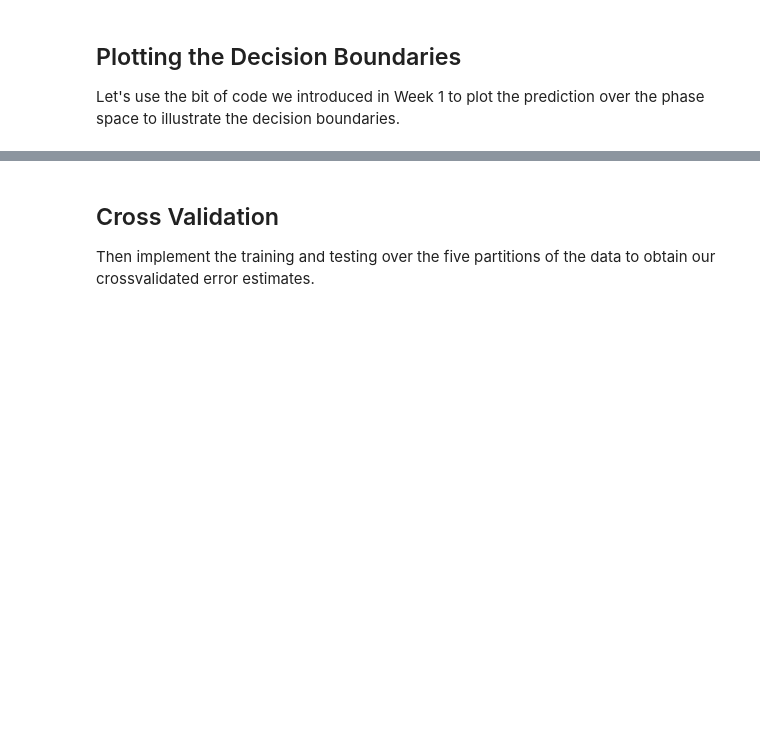
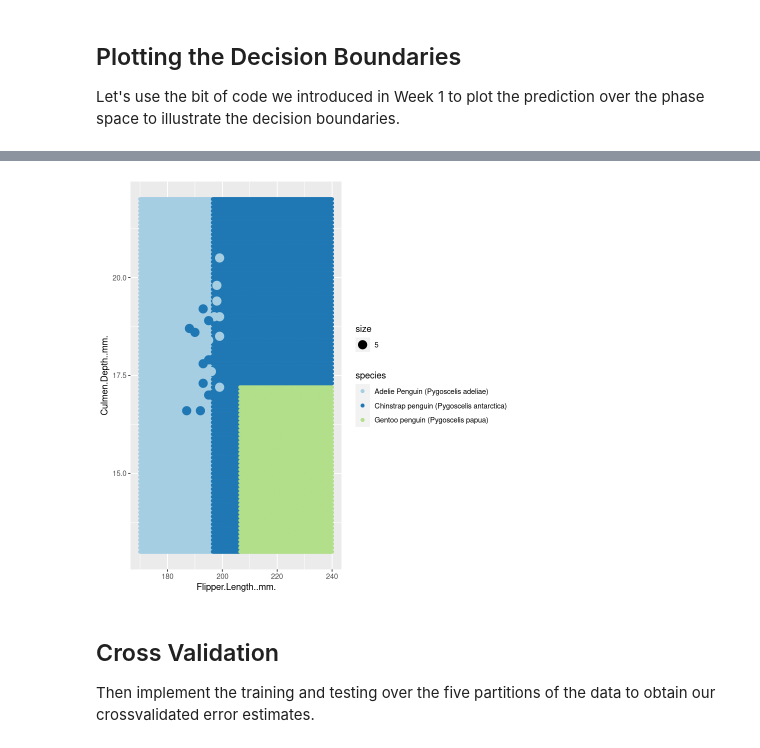
Before and after one commit to virgilpierce/MATH_795, a Jupyter notebook: Week 2.ipynb, the cells around one changed output, grey strips where cells are left out. Cells and saved outputs as stored; diff of their text form; code cells hidden in the pictures; blank space fills up the shorter version.

```diff
--- a/Week 2.ipynb
+++ b/Week 2.ipynb
@@ -240,3 +225,25 @@ data(ptitanic) model <- rpart(survived ~ ., data = ptitanic, cp = .02) head(rpar
 ## Plotting the Decision Boundaries
 
 Let's use the bit of code we introduced in Week 1 to plot the prediction over the phase space to illustrate the decision boundaries.
+# %%
+x = seq(from = 170, to = 240, by = 0.1)
+y = seq(from = 13, to = 22, by = 0.1)
+
+area = c()
+
+
+for (i in x) {
+    for (j in y) {
+        area = c(area, c(i, j))
+    }
+}
+
+area =data.frame( array(area, c(2, length(x)*length(y)) ) %>% t())
+names(area)[1] = 'Flipper.Length..mm.'
+names(area)[2] = 'Culmen.Depth..mm.'
+# %%
+species_pr <- predict(md, data.frame(area), type="class")
+# %%
+area_prediction = data.frame(cbind(area, species_pr))
+names(area_prediction)[3] = 'species'
+area_prediction
@@ -243,3 +270,9 @@ Let's use the bit of code we introduced in Week 1 to plot the prediction over th
+# %%
+library("RColorBrewer")
+P = ggplot(data = area_prediction, aes(x=Flipper.Length..mm., y=Culmen.Depth..mm., col=species)) + geom_point()
+P + geom_point(data = test[[1]], aes(x=Flipper.Length..mm., y=Culmen.Depth..mm., col=Species, size=5)) + scale_color_brewer(palette = "Paired")
+# %% [output]
+[figure, added]
 # %% [markdown]
 ## Cross Validation
 
```
Also changed, not shown: parts of 7 cells of this notebook.
